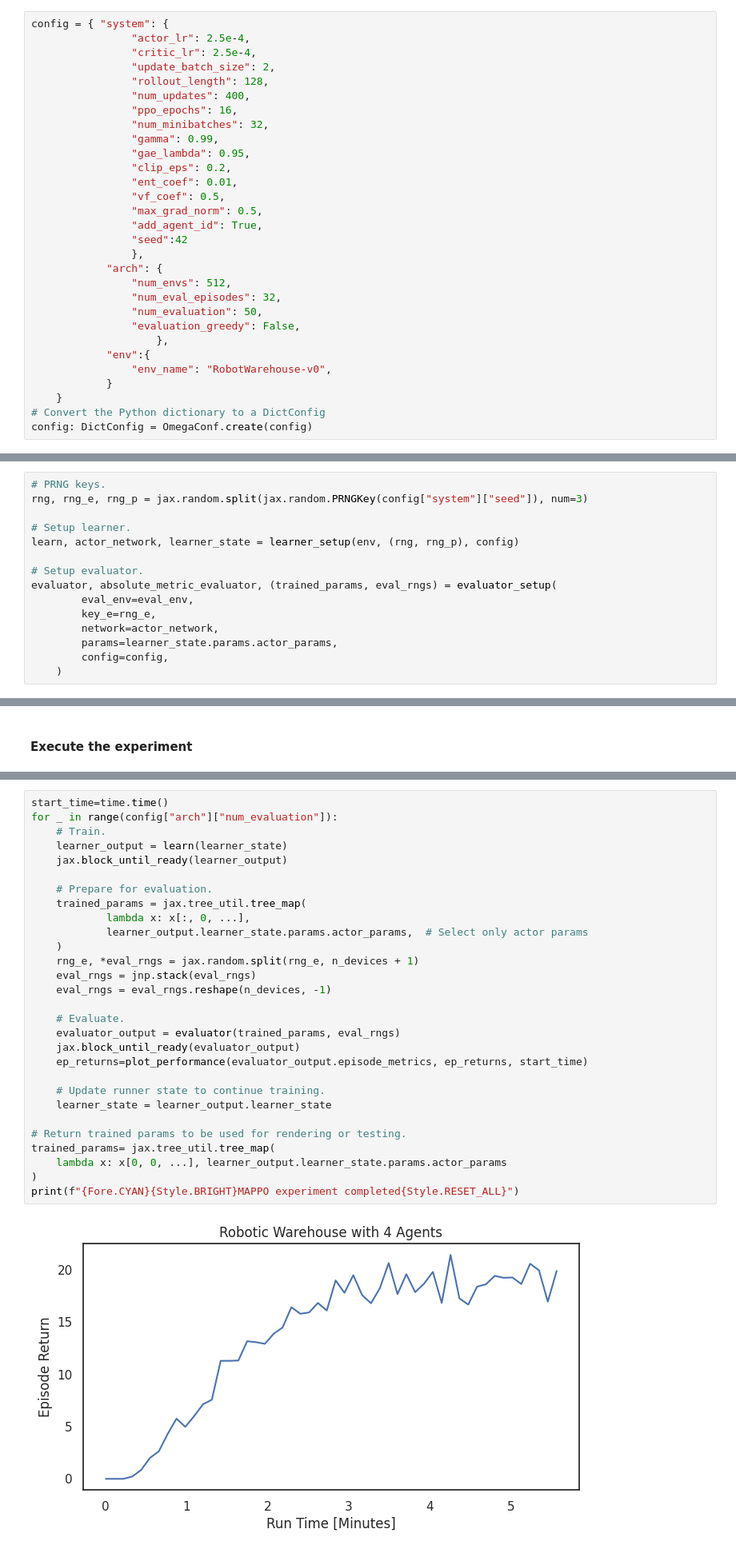
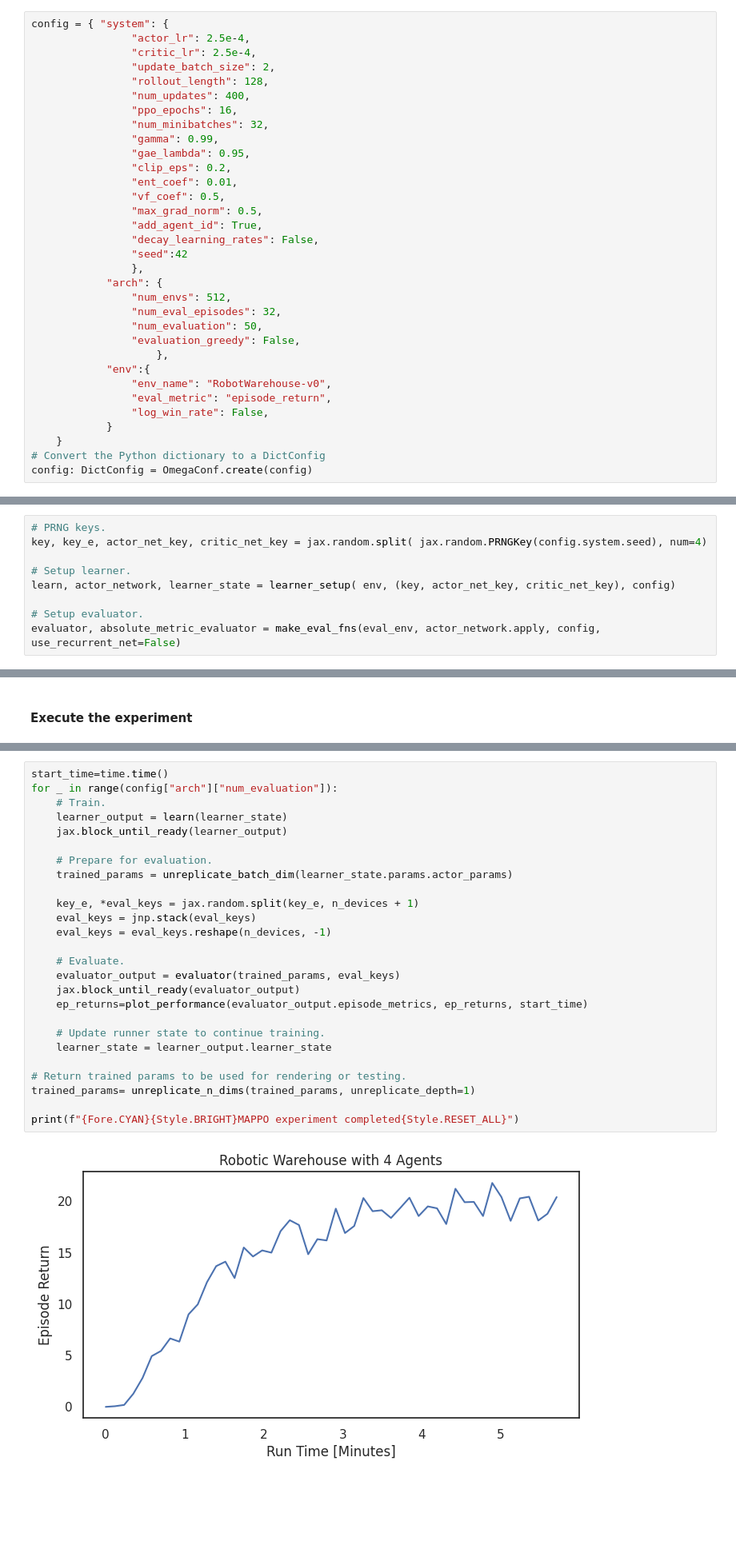
Before and after one commit to instadeepai/Mava, a Jupyter notebook: examples/Quickstart.ipynb, the cells around one changed output, grey strips where cells are left out. Shown at 80% size. Cells and saved outputs as stored; diff of their text form; blank space fills up the shorter version.

```diff
--- a/examples/Quickstart.ipynb
+++ b/examples/Quickstart.ipynb
@@ -643,6 +625,7 @@ config = { "system": {
                 "vf_coef": 0.5,
                 "max_grad_norm": 0.5,
                 "add_agent_id": True,
+                "decay_learning_rates": False,
                 "seed":42
                 },
             "arch": {
@@ -653,6 +636,8 @@ config = { "system": {
                     },
             "env":{
                 "env_name": "RobotWarehouse-v0",
+                "eval_metric": "episode_return",
+                "log_win_rate": False,
             }
     }
 # Convert the Python dictionary to a DictConfig
@@ -686,19 +675,13 @@ if config["system"]["add_agent_id"]:
 #### The Learner and Evaluator Setup
 # %%
 # PRNG keys.
-rng, rng_e, rng_p = jax.random.split(jax.random.PRNGKey(config["system"]["seed"]), num=3)
+key, key_e, actor_net_key, critic_net_key = jax.random.split( jax.random.PRNGKey(config.system.seed), num=4)
 
 # Setup learner.
-learn, actor_network, learner_state = learner_setup(env, (rng, rng_p), config)
+learn, actor_network, learner_state = learner_setup( env, (key, actor_net_key, critic_net_key), config)
 
 # Setup evaluator.
-evaluator, absolute_metric_evaluator, (trained_params, eval_rngs) = evaluator_setup(
-        eval_env=eval_env,
-        key_e=rng_e,
-        network=actor_network,
-        params=learner_state.params.actor_params,
-        config=config,
-    )
+evaluator, absolute_metric_evaluator = make_eval_fns(eval_env, actor_network.apply, config, use_recurrent_net=False)
 # %% [markdown]
 #### Additional variable definitions
 # %% [markdown]
@@ -746,34 +729,31 @@ The training phase consists of performing 400 updates. Each update utilizes 512
 # %%
 start_time=time.time()
 for _ in range(config["arch"]["num_evaluation"]):
     # Train.
     learner_output = learn(learner_state)
     jax.block_until_ready(learner_output)
 
     # Prepare for evaluation.
-    trained_params = jax.tree_util.tree_map(
-            lambda x: x[:, 0, ...],
-            learner_output.learner_state.params.actor_params,  # Select only actor params
-    )
-    rng_e, *eval_rngs = jax.random.split(rng_e, n_devices + 1)
-    eval_rngs = jnp.stack(eval_rngs)
-    eval_rngs = eval_rngs.reshape(n_devices, -1)
+    trained_params = unreplicate_batch_dim(learner_state.params.actor_params)
+
+    key_e, *eval_keys = jax.random.split(key_e, n_devices + 1)
+    eval_keys = jnp.stack(eval_keys)
+    eval_keys = eval_keys.reshape(n_devices, -1)
 
     # Evaluate.
-    evaluator_output = evaluator(trained_params, eval_rngs)
+    evaluator_output = evaluator(trained_params, eval_keys)
     jax.block_until_ready(evaluator_output)
     ep_returns=plot_performance(evaluator_output.episode_metrics, ep_returns, start_time)
 
     # Update runner state to continue training.
     learner_state = learner_output.learner_state
 
 # Return trained params to be used for rendering or testing.
-trained_params= jax.tree_util.tree_map(
-    lambda x: x[0, 0, ...], learner_output.learner_state.params.actor_params
-)
+trained_params= unreplicate_n_dims(trained_params, unreplicate_depth=1)
+
 print(f"{Fore.CYAN}{Style.BRIGHT}MAPPO experiment completed{Style.RESET_ALL}")
 # %% [output]
-[figure, old version]
+[figure, new version]
 MAPPO experiment completed
 # %% [markdown]
 #### Rendering
```
Also changed, not shown: parts of 11 cells of this notebook.
